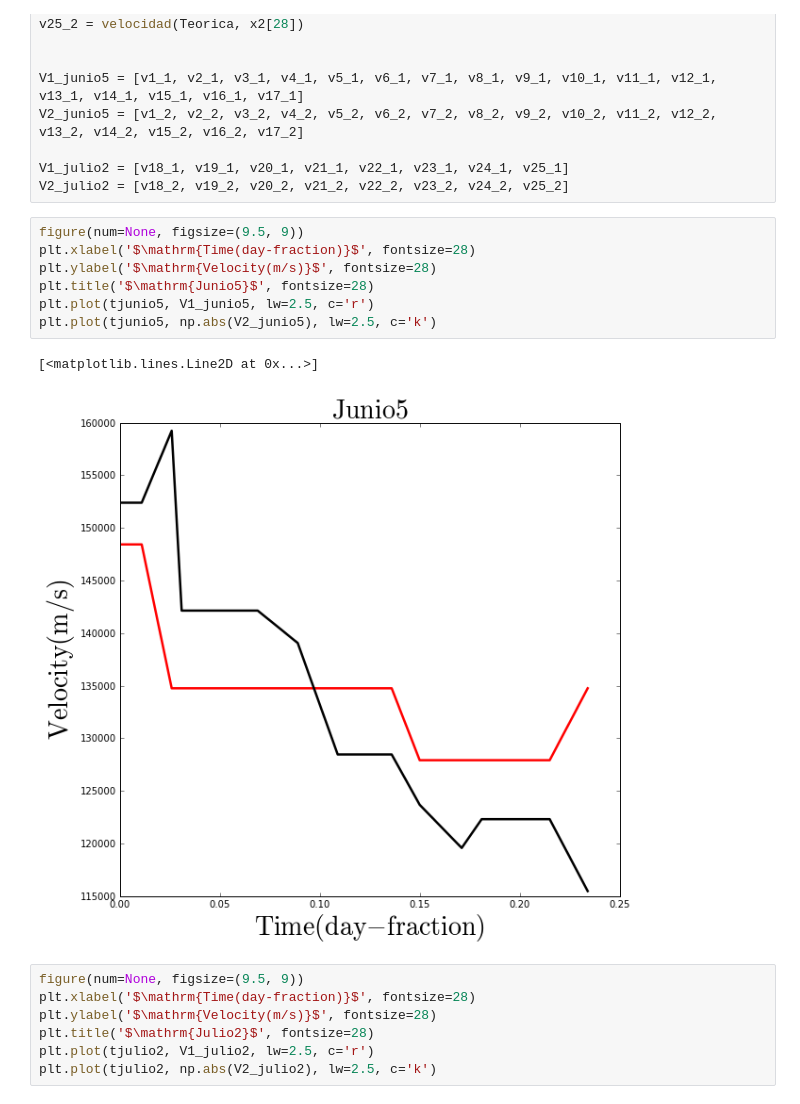
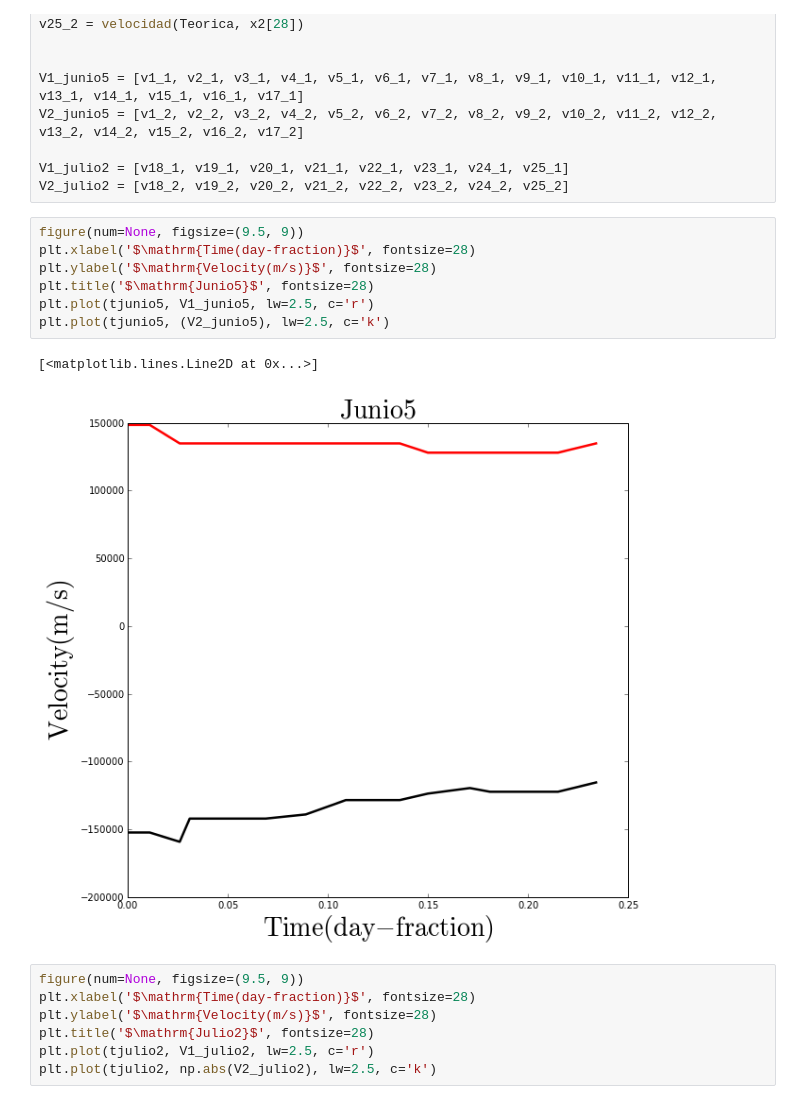
Before and after one commit to jngaravitoc/EpsCra, a Jupyter notebook: Spica.ipynb, the cells around one changed output. Cells and saved outputs as stored; diff of their text form.

```diff
--- a/Spica.ipynb
+++ b/Spica.ipynb
@@ -491,13 +493,13 @@ V2_julio2 = [v18_2, v19_2, v20_2, v21_2, v22_2, v23_2, v24_2, v25_2]
 # %%
 figure(num=None, figsize=(9.5, 9))
 plt.xlabel('$\mathrm{Time(day-fraction)}$', fontsize=28)
 plt.ylabel('$\mathrm{Velocity(m/s)}$', fontsize=28)
 plt.title('$\mathrm{Junio5}$', fontsize=28)
 plt.plot(tjunio5, V1_junio5, lw=2.5, c='r')
-plt.plot(tjunio5, np.abs(V2_junio5), lw=2.5, c='k')
+plt.plot(tjunio5, (V2_junio5), lw=2.5, c='k')
 # %% [output]
 [<matplotlib.lines.Line2D at 0x...>]
-[figure, old version]
+[figure, new version]
 # %%
 figure(num=None, figsize=(9.5, 9))
 plt.xlabel('$\mathrm{Time(day-fraction)}$', fontsize=28)
```
Also changed, not shown: parts of 3 cells of this notebook, 3 other files.
